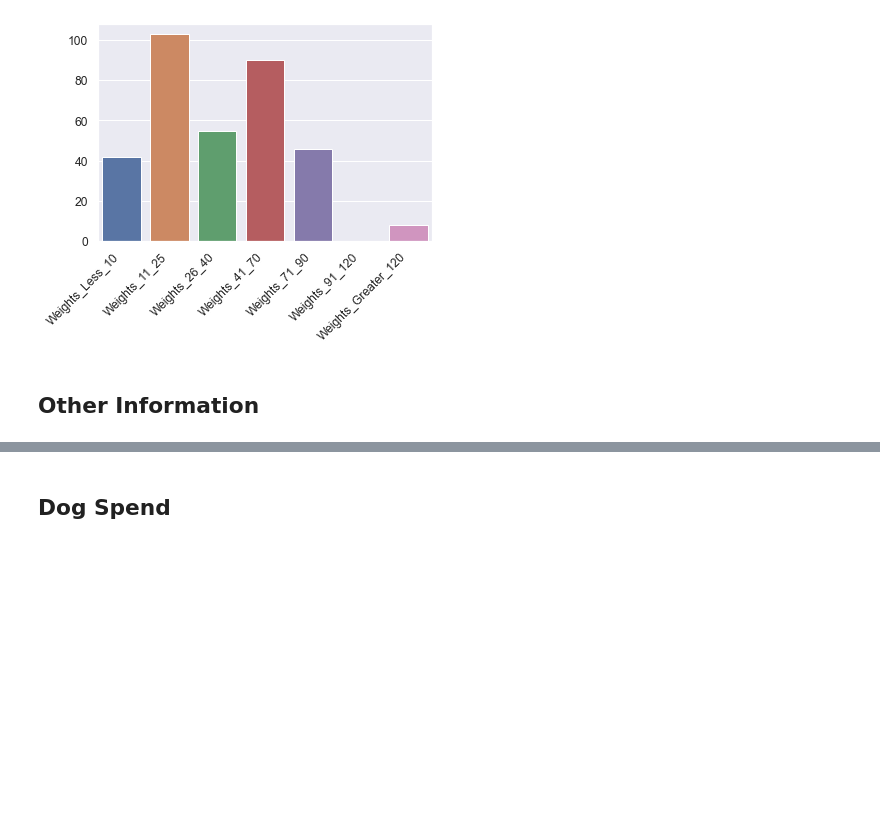
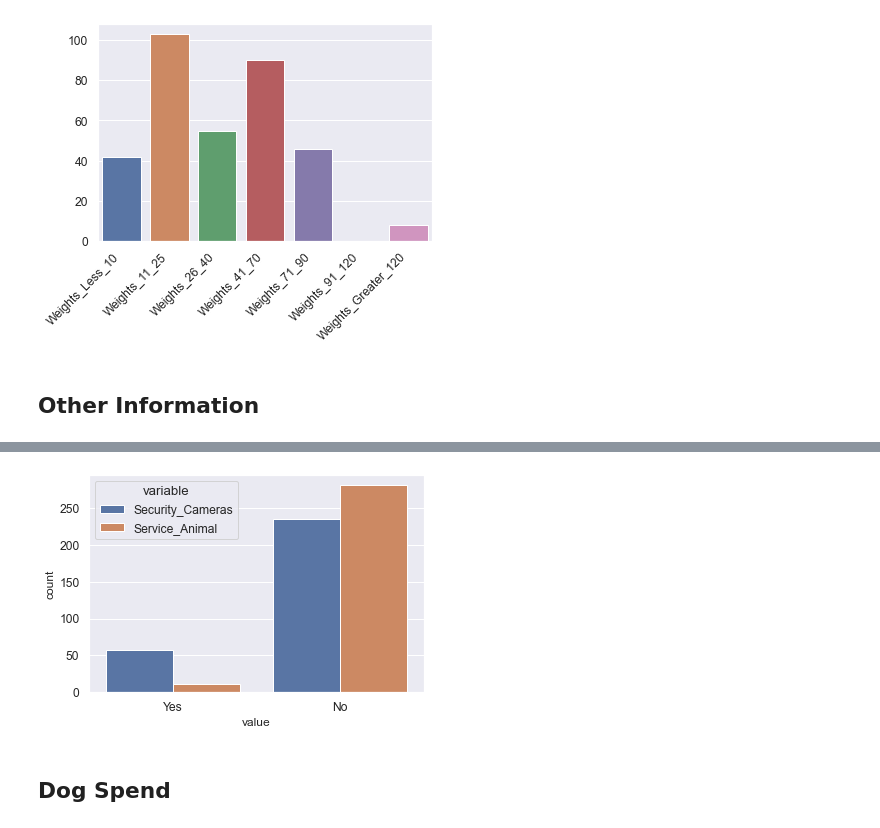
Before and after one commit to markhary/emba912_survey, a Jupyter notebook: ruby.ipynb, the cells around one changed output, grey strips where cells are left out. Saved outputs shown, nothing was run; the diff lists cells and outputs as text; code cells hidden in the pictures; blank space fills up the shorter version.

Commit message:
Combined Concerns, Ranked features

```diff
--- a/ruby.ipynb
+++ b/ruby.ipynb
@@ -169,3 +169,12 @@ create_countplot("Service_Animal", NO_YES)
+# %%
+columns = ["Security_Cameras", "Service_Animal"]
+other_combined = pd.melt(survey_data[columns])
+chart = sns.countplot(data=other_combined, x="value", hue="variable")
+increase_axes(chart);
+save_figure(chart.get_figure(), "Other_Combined")
+plt.show()
+# %% [output]
+[figure, added]
 # %% [markdown]
 ## Dog Spend
 # %%
```
Also changed, not shown: parts of 6 cells of this notebook, 7 other files.
